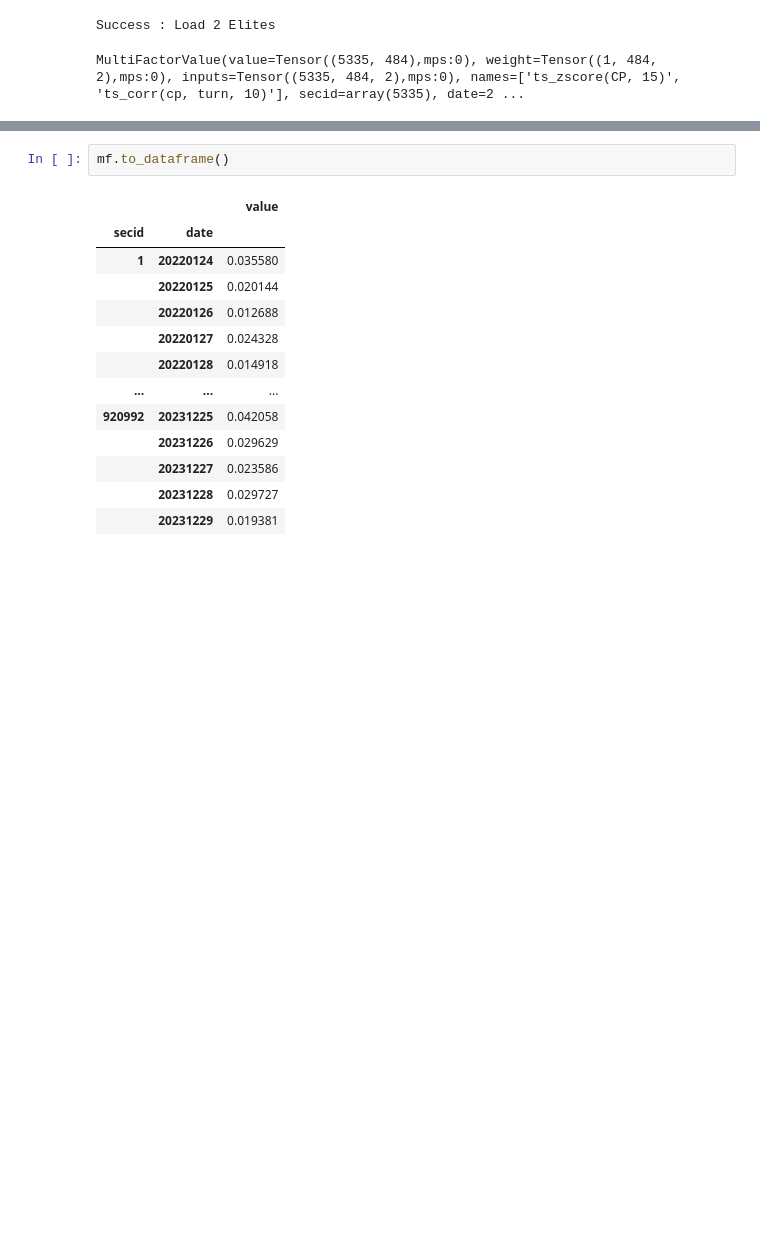
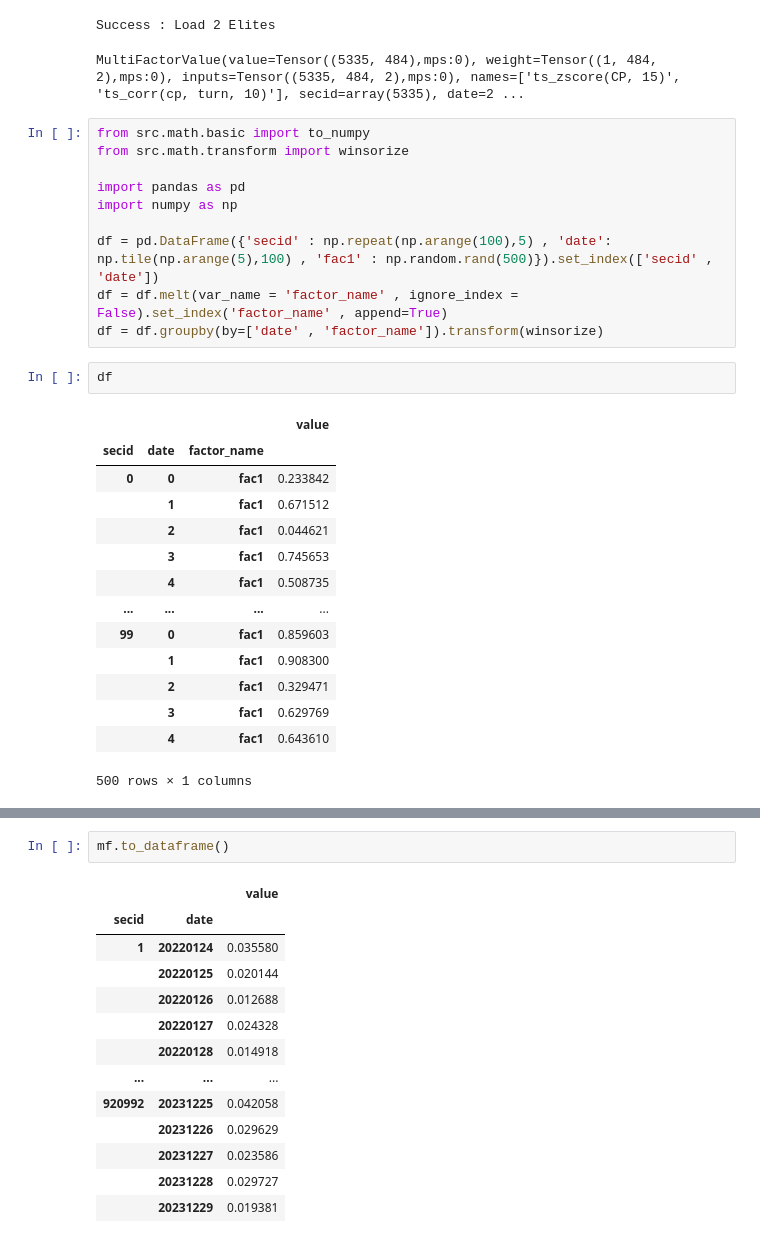
Before and after one commit to mengkjin/learndl, a Jupyter notebook: main.ipynb, the cells around one changed output, grey strips where cells are left out. Saved outputs shown, nothing was run; the diff lists cells and outputs as text; blank space fills up the shorter version.

```diff
--- a/main.ipynb
+++ b/main.ipynb
@@ -79,3 +79,30 @@ mf
 # %% [output]
 Success : Load 2 Elites
 MultiFactorValue(value=Tensor((5335, 484),mps:0), weight=Tensor((1, 484, 2),mps:0), inputs=Tensor((5335, 484, 2),mps:0), names=['ts_zscore(CP, 15)', 'ts_corr(cp, turn, 10)'], secid=array(5335), date=2 ...
+# %%
+from src.math.basic import to_numpy
+from src.math.transform import winsorize
+
+import pandas as pd
+import numpy as np
+
+df = pd.DataFrame({'secid' : np.repeat(np.arange(100),5) , 'date': np.tile(np.arange(5),100) , 'fac1' : np.random.rand(500)}).set_index(['secid' , 'date'])
+df = df.melt(var_name = 'factor_name' , ignore_index = False).set_index('factor_name' , append=True)
+df = df.groupby(by=['date' , 'factor_name']).transform(winsorize)
+# %%
+df
+# %% [output]
+|  |  |  | value |
+| secid | date | factor_name |  |
+| 0 | 0 | fac1 | 0.233842 |
+|  | 1 | fac1 | 0.671512 |
+|  | 2 | fac1 | 0.044621 |
+|  | 3 | fac1 | 0.745653 |
+|  | 4 | fac1 | 0.508735 |
+| ... | ... | ... | ... |
+| 99 | 0 | fac1 | 0.859603 |
+|  | 1 | fac1 | 0.908300 |
+|  | 2 | fac1 | 0.329471 |
+|  | 3 | fac1 | 0.629769 |
+|  | 4 | fac1 | 0.643610 |
+500 rows × 1 columns
```
Also changed, not shown: parts of 1 cell of this notebook, 7 other files.
